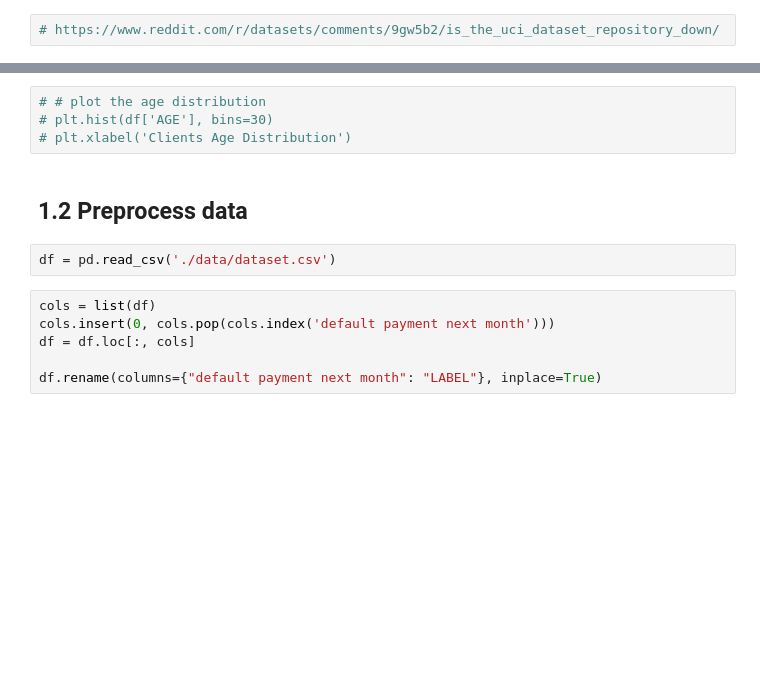
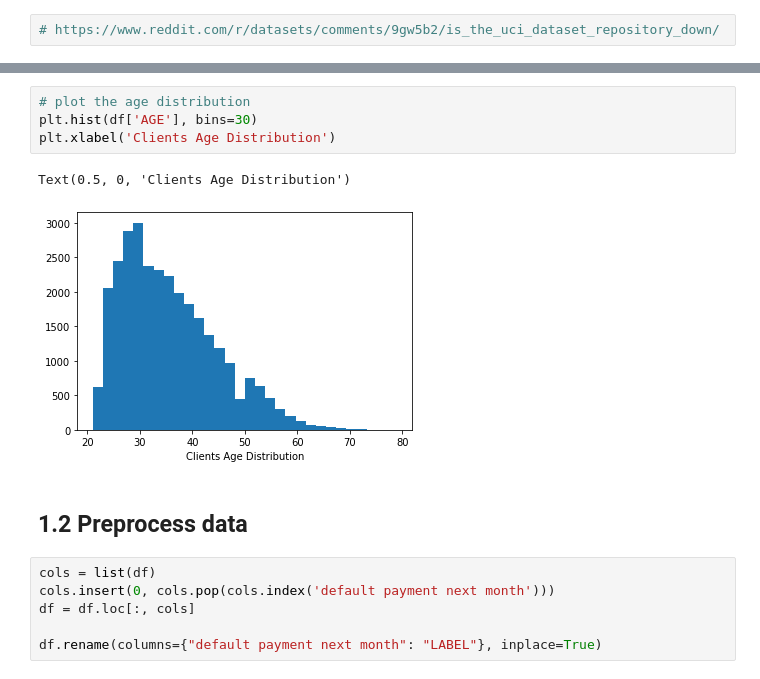
Before and after one commit to Amirosimani/sm-tutorial, a Jupyter notebook: 2 hour/studio_tutorial_pipelines.ipynb, the cells around one changed output, grey strips where cells are left out. Saved outputs shown, nothing was run; the diff lists cells and outputs as text; blank space fills up the shorter version.

```diff
--- a/2 hour/studio_tutorial_pipelines.ipynb
+++ b/2 hour/studio_tutorial_pipelines.ipynb
@@ -88,11 +112,12 @@ mkdir: cannot create directory ‘./data’: File exists
 # %%
-# # plot the age distribution
-# plt.hist(df['AGE'], bins=30)
-# plt.xlabel('Clients Age Distribution')
+# plot the age distribution
+plt.hist(df['AGE'], bins=30)
+plt.xlabel('Clients Age Distribution')
+# %% [output]
+Text(0.5, 0, 'Clients Age Distribution')
+[figure, added]
 # %% [markdown]
 ## 1.2 Preprocess data
-# %%
-df = pd.read_csv('./data/dataset.csv')
 # %%
 cols = list(df)
 cols.insert(0, cols.pop(cols.index('default payment next month')))
```
Also changed, not shown: parts of 26 cells of this notebook, 3 other files.
